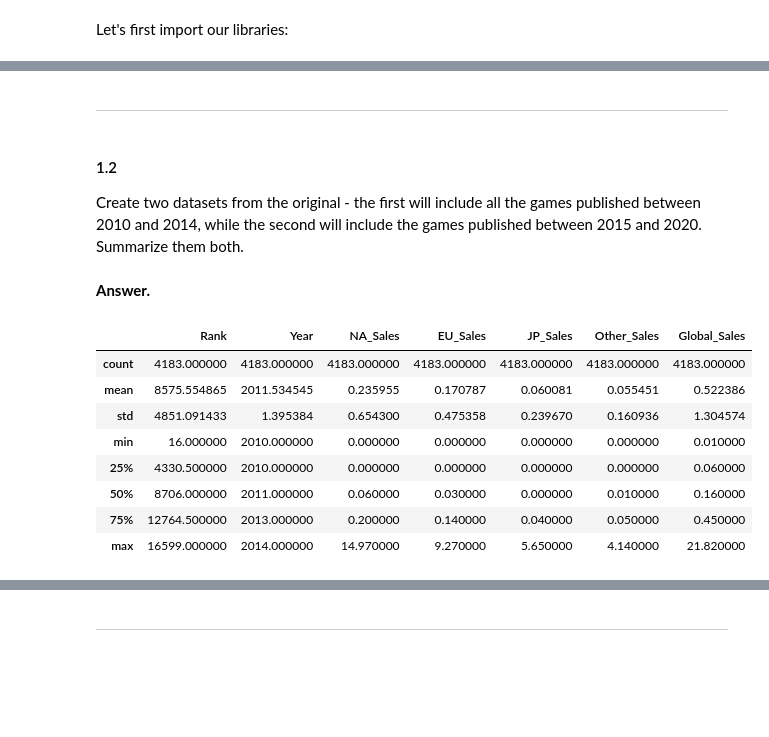
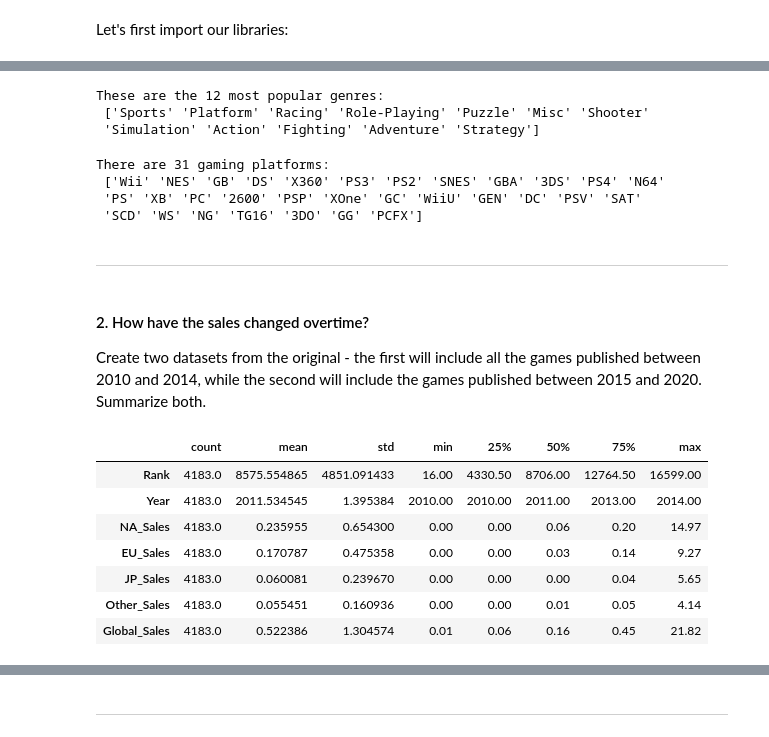
Before and after one commit to gabriellewald/springboard-coursework, a Jupyter notebook: Chi-square-case-study/Chi-square-case-study.ipynb, the cells around one changed output, grey strips where cells are left out. Saved outputs shown, nothing was run; the diff lists cells and outputs as text; code cells hidden in the pictures; blank space fills up the shorter version.

```diff
--- a/Chi-square-case-study/Chi-square-case-study.ipynb
+++ b/Chi-square-case-study/Chi-square-case-study.ipynb
@@ -60,30 +72,44 @@ df.head(10)
 | 7 | 8 | Wii Play | Wii | 2006.0 | Misc | Nintendo | 14.03 | 9.20 | 2.93 | 2.85 | ... |
 | 8 | 9 | New Super Mario Bros. Wii | Wii | 2009.0 | Platform | Nintendo | 14.59 | 7.06 | 4.70 | 2.26 | ... |
 | 9 | 10 | Duck Hunt | NES | 1984.0 | Shooter | Nintendo | 26.93 | 0.63 | 0.28 | 0.47 | ... |
+# %%
+unique_genres = df['Genre'].unique()
+nunique_genres = df['Genre'].nunique()
+print('These are the', nunique_genres ,'most popular genres:', '\n', unique_genres)
+# %% [output]
+These are the 12 most popular genres:
+ ['Sports' 'Platform' 'Racing' 'Role-Playing' 'Puzzle' 'Misc' 'Shooter'
+ 'Simulation' 'Action' 'Fighting' 'Adventure' 'Strategy']
+# %%
+unique_platforms = df['Platform'].unique()
+nunique_platforms = df['Platform'].nunique()
+print('There are', nunique_platforms, 'gaming platforms:', '\n', unique_platforms)
+# %% [output]
+There are 31 gaming platforms:
+ ['Wii' 'NES' 'GB' 'DS' 'X360' 'PS3' 'PS2' 'SNES' 'GBA' '3DS' 'PS4' 'N64'
+ 'PS' 'XB' 'PC' '2600' 'PSP' 'XOne' 'GC' 'WiiU' 'GEN' 'DC' 'PSV' 'SAT'
+ 'SCD' 'WS' 'NG' 'TG16' '3DO' 'GG' 'PCFX']
 # %% [markdown]
 -------
 # %% [markdown]
-#### 1.2
+#### 2. How have the sales changed overtime?
 
-Create two datasets from the original - the first will include all the games published between 2010 and 2014, while the second will include the games published between 2015 and 2020. Summarize them both.
+Create two datasets from the original - the first will include all the games published between 2010 and 2014, while the second will include the games published between 2015 and 2020. Summarize both.
-# %% [markdown]
-**Answer.**
 # %%
 # creating dataset containing games published between 2010 and 2014
 df_1014 = df[(df['Year'] <= 2014) & (df['Year'] >= 2010)].reset_index(drop=True)
 
 # Summary
-df_1014.describe()
+df_1014.describe().T
 # %% [output]
-|  | Rank | Year | NA_Sales | EU_Sales | JP_Sales | Other_Sales | Global_Sales |
-| count | 4183.000000 | 4183.000000 | 4183.000000 | 4183.000000 | 4183.000000 | 4183.000000 | 4183.000000 |
-| mean | 8575.554865 | 2011.534545 | 0.235955 | 0.170787 | 0.060081 | 0.055451 | 0.522386 |
-| std | 4851.091433 | 1.395384 | 0.654300 | 0.475358 | 0.239670 | 0.160936 | 1.304574 |
-| min | 16.000000 | 2010.000000 | 0.000000 | 0.000000 | 0.000000 | 0.000000 | 0.010000 |
-| 25% | 4330.500000 | 2010.000000 | 0.000000 | 0.000000 | 0.000000 | 0.000000 | 0.060000 |
-| 50% | 8706.000000 | 2011.000000 | 0.060000 | 0.030000 | 0.000000 | 0.010000 | 0.160000 |
-| 75% | 12764.500000 | 2013.000000 | 0.200000 | 0.140000 | 0.040000 | 0.050000 | 0.450000 |
-| max | 16599.000000 | 2014.000000 | 14.970000 | 9.270000 | 5.650000 | 4.140000 | 21.820000 |
+|  | count | mean | std | min | 25% | 50% | 75% | max |
+| Rank | 4183.0 | 8575.554865 | 4851.091433 | 16.00 | 4330.50 | 8706.00 | 12764.50 | 16599.00 |
+| Year | 4183.0 | 2011.534545 | 1.395384 | 2010.00 | 2010.00 | 2011.00 | 2013.00 | 2014.00 |
+| NA_Sales | 4183.0 | 0.235955 | 0.654300 | 0.00 | 0.00 | 0.06 | 0.20 | 14.97 |
+| EU_Sales | 4183.0 | 0.170787 | 0.475358 | 0.00 | 0.00 | 0.03 | 0.14 | 9.27 |
+| JP_Sales | 4183.0 | 0.060081 | 0.239670 | 0.00 | 0.00 | 0.00 | 0.04 | 5.65 |
+| Other_Sales | 4183.0 | 0.055451 | 0.160936 | 0.00 | 0.00 | 0.01 | 0.05 | 4.14 |
+| Global_Sales | 4183.0 | 0.522386 | 1.304574 | 0.01 | 0.06 | 0.16 | 0.45 | 21.82 |
 # %%
 # creating dataset containing games published between 2015 and 2020
 df_1520 = df[(df['Year'] <= 2020) & (df['Year'] >= 2015)].reset_index(drop=True)
```
Also changed, not shown: parts of 49 cells of this notebook, 3 other files.
